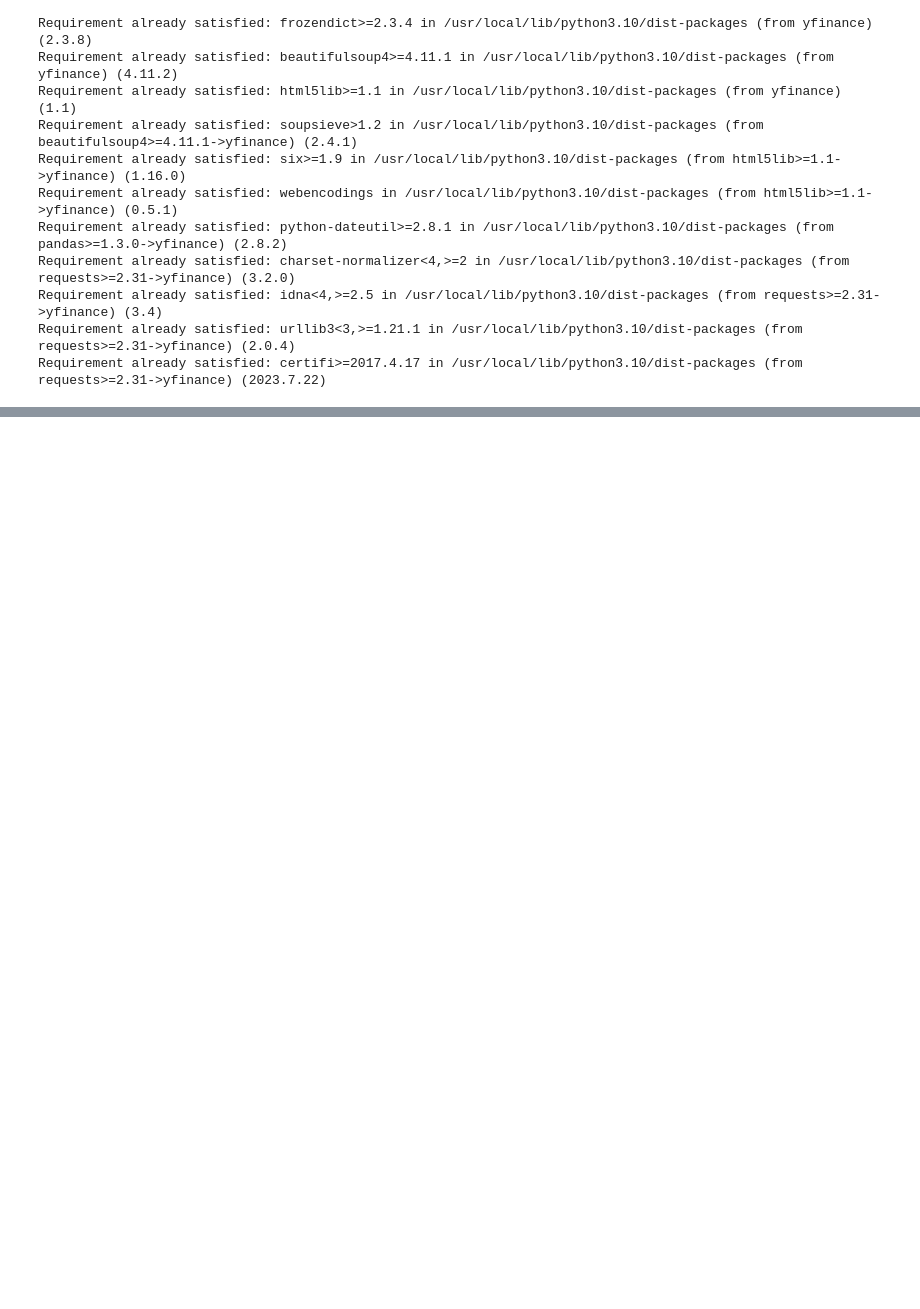
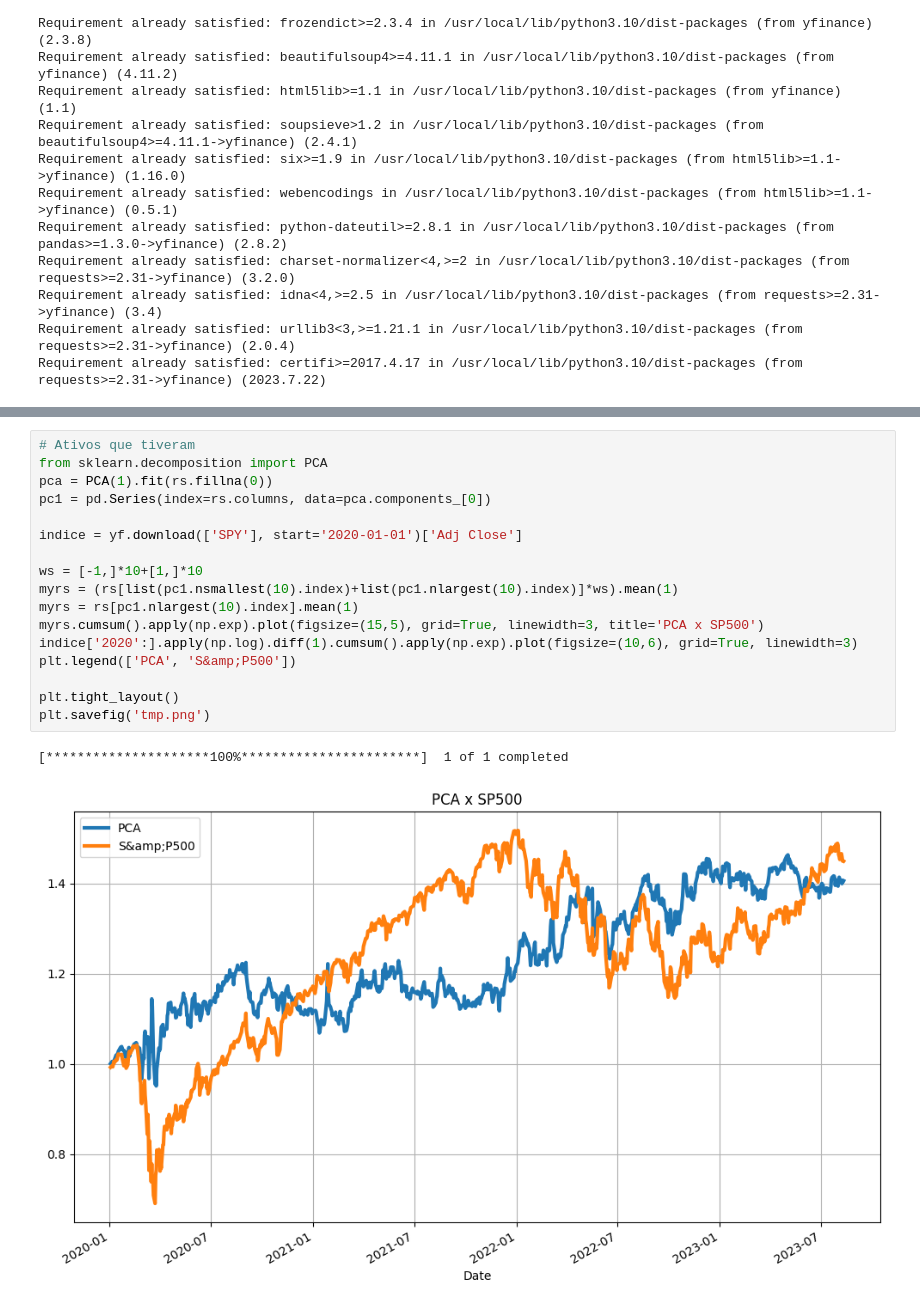
Before and after one commit to CarolineAndradeR/Data-Science, a Jupyter notebook: Análise_de_componente_Principal_PCA.ipynb, the cells around one changed output, grey strips where cells are left out. Cells and saved outputs as stored; diff of their text form; blank space fills up the shorter version.

```diff
--- a/Análise_de_componente_Principal_PCA.ipynb
+++ b/Análise_de_componente_Principal_PCA.ipynb
@@ -120,0 +154,20 @@ precos.head()
+# %%
+# Ativos que tiveram
+from sklearn.decomposition import PCA
+pca = PCA(1).fit(rs.fillna(0))
+pc1 = pd.Series(index=rs.columns, data=pca.components_[0])
+
+indice = yf.download(['SPY'], start='2020-01-01')['Adj Close']
+
+ws = [-1,]*10+[1,]*10
+myrs = (rs[list(pc1.nsmallest(10).index)+list(pc1.nlargest(10).index)]*ws).mean(1)
+myrs = rs[pc1.nlargest(10).index].mean(1)
+myrs.cumsum().apply(np.exp).plot(figsize=(15,5), grid=True, linewidth=3, title='PCA x SP500')
+indice['2020':].apply(np.log).diff(1).cumsum().apply(np.exp).plot(figsize=(10,6), grid=True, linewidth=3)
+plt.legend(['PCA', 'S&amp;P500'])
+
+plt.tight_layout()
+plt.savefig('tmp.png')
+# %% [output]
+[*********************100%***********************]  1 of 1 completed
+[figure, added]
```
Also changed, not shown: parts of 6 cells of this notebook.
